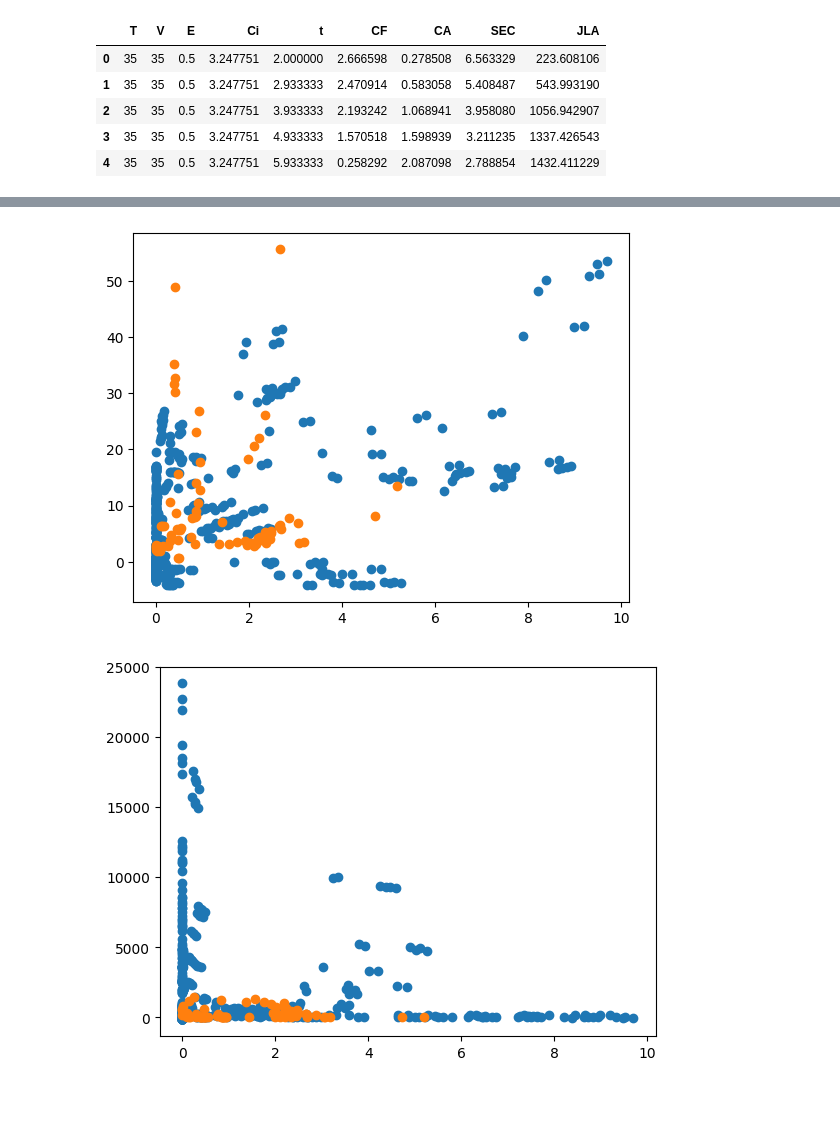
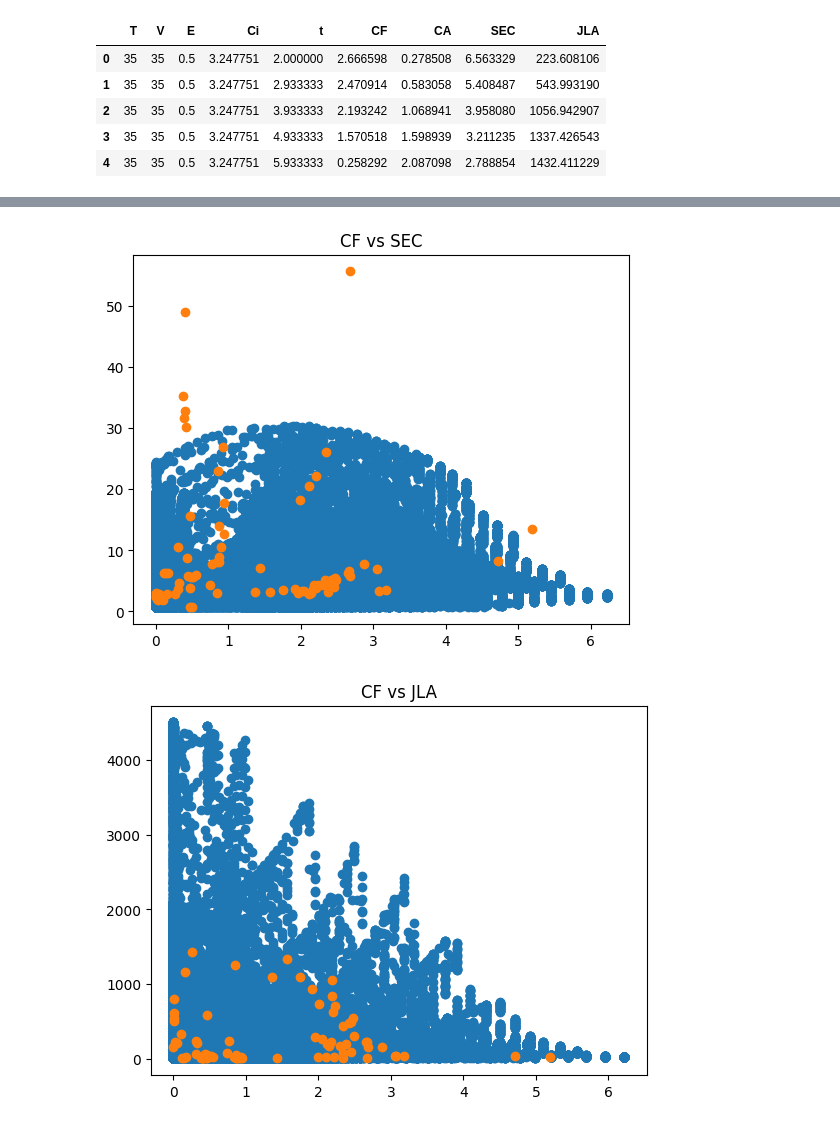
Before and after one commit to 100sjun/repos_python, a Jupyter notebook: Project/BMED/BMED Optimization.ipynb, the cells around one changed output, grey strips where cells are left out. Drawn from its saved outputs; the diff is of its cells as text; code cells hidden in the pictures; blank space fills up the shorter version.

```diff
--- a/Project/BMED/BMED Optimization.ipynb
+++ b/Project/BMED/BMED Optimization.ipynb
@@ -126,8 +128,8 @@ mX, mY = np.asarray(mXg), np.log(np.asarray(mYg)+0.1)
 # %%
 dSEC_log, dJLA_log = GPR1.predict(mX), GPR2.predict(mX)
 
-mSEC = np.exp(dSEC_log)-0.1
-mJLA = np.exp(dJLA_log)-0.1
+mSEC = np.exp(dSEC_log)-1e-10
+mJLA = np.exp(dJLA_log)-1e-10
 
 SECp = list(range(len(Xg)))
 JLAp = list(range(len(Xg)))
@@ -157,31 +163,36 @@ plt.show()
 # %%
-nT = np.unique(raw_Data['T'].values)
-nV = np.unique(raw_Data['V'].values)
-nE = np.unique(raw_Data['E'].values)
-nt = np.unique(raw_Data['t'].values)
-nC = np.unique(raw_Data['Ci'].values)
+# nT = np.unique(raw_Data['T'].values)
+# nV = np.unique(raw_Data['V'].values)
+# nE = np.unique(raw_Data['E'].values)
+# nC = np.unique(raw_Data['Ci'].values)
+# nt = np.unique(raw_Data['t'].values)
+nT = np.linspace(25,36,5)
+nV = np.linspace(10,36,5)
+nE = np.linspace(0.25,1.25,5)
+nC = np.linspace(0.4,6.5,10)
+nt = np.linspace(1,30,30)
 print('nC done')
-input = np.array(list(product(nT,nV,nE,nT,nC)))
+input = np.array(list(product(nT,nV,nE,nC,nt)))
 print('input done')
-#Xm = df_MB[['T','V','E','Ci','t']].values
-#input = np.array(Xm)
+# Xm = df_MB[['T','V','E','Ci','t']].values
+# input = np.array(Xm)
 in_t = torch.FloatTensor(input)
 print('in_t Done')
 CFp = model_CF(in_t).detach().numpy()
 print('CFP done')
 CAp = model_CA(in_t).detach().numpy()
 print('CAP done')
-T, V, E, Ci, dt = [i[0] for i in input], [i[1] for i in input], [i[2] for i in input], [i[3] for i in input], [i[4] for i in input]
+
+Cip = [i[3] for i in input]
 
 # min-max normalization
 mXg = list(range(len(input)))
 
 for i in range(len(mXg)):
-    iX = [(T[i]-np.min(T))/(np.max(T)-np.min(T)),(V[i]-np.min(V))/(np.max(V)-np.min(V)),(E[i]-np.min(E))/(np.max(E)-np.min(E)),(dt[i]-np.min(dt))/(np.max(dt)-np.min(dt)),(Ci[i]-np.min(Ci))/(np.max(Ci)-np.min(Ci))]
+    iX = [(Cip[i]-np.min(Ci))/(np.max(Ci)-np.min(Ci)),(CFp[i][0]-np.min(CF))/(np.max(CF)-np.min(CF)),(CAp[i][0]-np.min(CA))/(np.max(CA)-np.min(CA))]
     mXg[i] = iX
     if i%100 ==0:
         print(f'Iteration: {i}/{len(input)}')
-
 mX = np.asarray(mXg)
 # %% [output]
 nC done
@@ -201,8 +216,10 @@ Iteration: 700/720
 dSEC_log = GPR1.predict(mX)
 dJLA_log = GPR2.predict(mX)
 
-mSEC = np.exp(dSEC_log)-0.1
-mJLA = np.exp(dJLA_log)-0.1
+mSEC = np.exp(dSEC_log)-1e-10
+mJLA = np.exp(dJLA_log)-1e-10
+
+
 
 SECp = list(range(len(mSEC)))
 JLAp = list(range(len(mSEC)))
@@ -214,13 +255,15 @@ for i in range(len(mSEC)):
 # %%
 plt.scatter(CFp,SECp)
 plt.scatter(raw_Data['CF'],raw_Data['SEC'])
+plt.title('CF vs SEC')
 plt.show()
 plt.scatter(CFp,JLAp)
 plt.scatter(raw_Data['CF'],raw_Data['JLA'])
+plt.title('CF vs JLA')
 plt.show()
 # %% [output]
-[figure, old version]
+[figure, new version]
-[figure, old version]
+[figure, new version]
 # %%
 plt.scatter(CAp,SECp)
 plt.scatter(raw_Data['CA'],raw_Data['SEC'])
```
Also changed, not shown: parts of 8 cells of this notebook.
